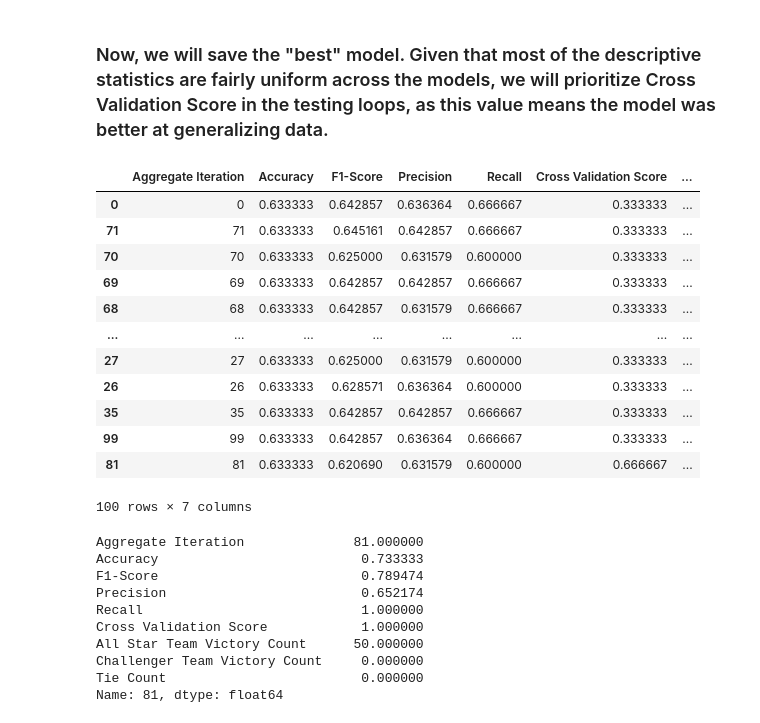
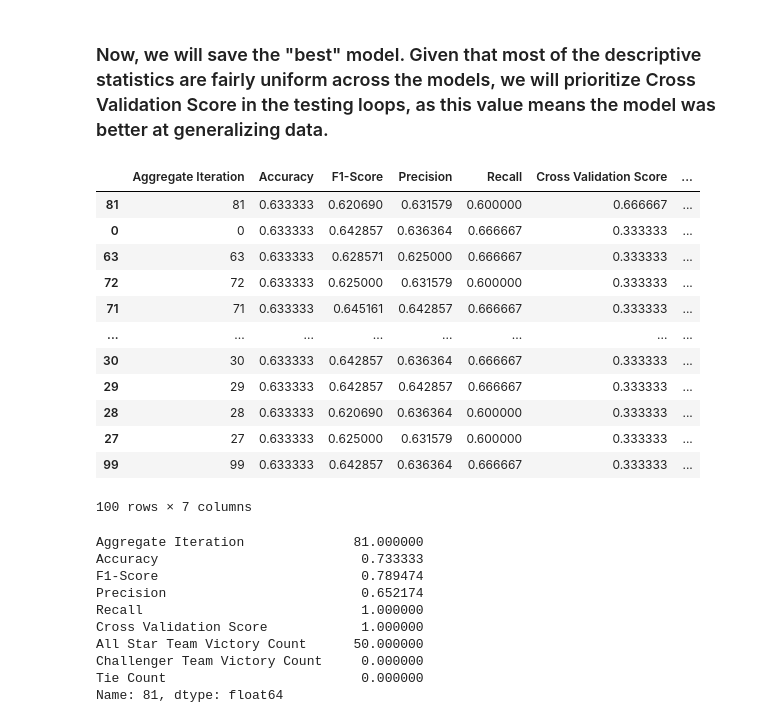
Before and after one commit to kjeeth04/NBA-pred, a Jupyter notebook: SGD.ipynb, the cells around one changed output. Cells and saved outputs as stored; diff of their text form; code cells hidden in the pictures.

```diff
--- a/SGD.ipynb
+++ b/SGD.ipynb
@@ -1025,20 +1025,20 @@ Median Tie Count: 0.0
 # %% [markdown]
 ### Now, we will save the "best" model. Given that most of the descriptive statistics are fairly uniform across the models, we will prioritize Cross Validation Score in the testing loops, as this value means the model was better at generalizing data.
 # %%
-df_test.sort_values(by='Cross Validation Score')
+df_test.sort_values(by='Cross Validation Score', ascending=False)
 # %% [output]
 |  | Aggregate Iteration | Accuracy | F1-Score | Precision | Recall | Cross Validation Score | ... |
+| 81 | 81 | 0.633333 | 0.620690 | 0.631579 | 0.600000 | 0.666667 | ... |
 | 0 | 0 | 0.633333 | 0.642857 | 0.636364 | 0.666667 | 0.333333 | ... |
+| 63 | 63 | 0.633333 | 0.628571 | 0.625000 | 0.666667 | 0.333333 | ... |
+| 72 | 72 | 0.633333 | 0.625000 | 0.631579 | 0.600000 | 0.333333 | ... |
 | 71 | 71 | 0.633333 | 0.645161 | 0.642857 | 0.666667 | 0.333333 | ... |
-| 70 | 70 | 0.633333 | 0.625000 | 0.631579 | 0.600000 | 0.333333 | ... |
-| 69 | 69 | 0.633333 | 0.642857 | 0.642857 | 0.666667 | 0.333333 | ... |
-| 68 | 68 | 0.633333 | 0.642857 | 0.631579 | 0.666667 | 0.333333 | ... |
 | ... | ... | ... | ... | ... | ... | ... | ... |
+| 30 | 30 | 0.633333 | 0.642857 | 0.636364 | 0.666667 | 0.333333 | ... |
+| 29 | 29 | 0.633333 | 0.642857 | 0.642857 | 0.666667 | 0.333333 | ... |
+| 28 | 28 | 0.633333 | 0.620690 | 0.636364 | 0.600000 | 0.333333 | ... |
 | 27 | 27 | 0.633333 | 0.625000 | 0.631579 | 0.600000 | 0.333333 | ... |
-| 26 | 26 | 0.633333 | 0.628571 | 0.636364 | 0.600000 | 0.333333 | ... |
-| 35 | 35 | 0.633333 | 0.642857 | 0.642857 | 0.666667 | 0.333333 | ... |
 | 99 | 99 | 0.633333 | 0.642857 | 0.636364 | 0.666667 | 0.333333 | ... |
-| 81 | 81 | 0.633333 | 0.620690 | 0.631579 | 0.600000 | 0.666667 | ... |
 100 rows × 7 columns
 # %%
 df_final_analysis.iloc[81]
```
